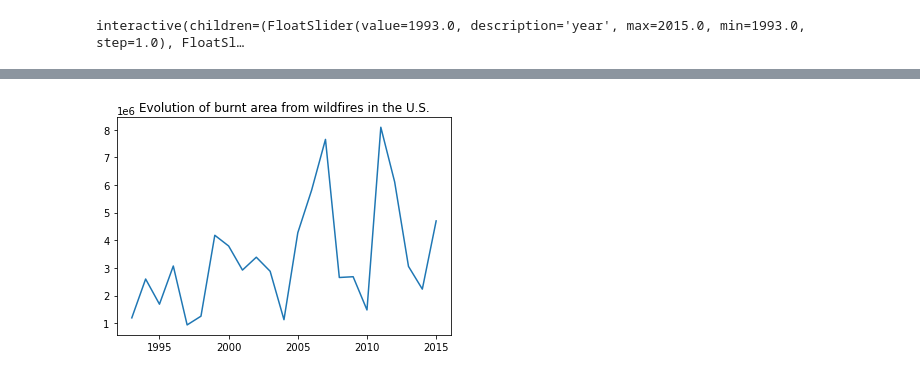
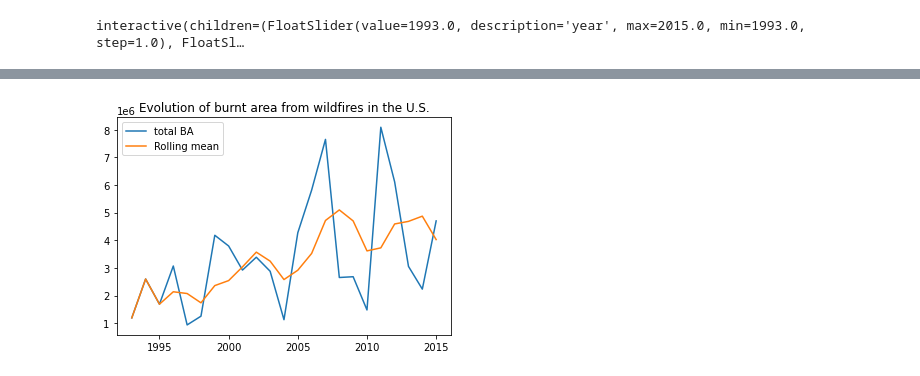
Before and after one commit to seorimpark/MATH517team2-2, a Jupyter notebook: Code/Visualisation_general.ipynb, the cells around one changed output, grey strips where cells are left out. Saved outputs shown, nothing was run; the diff lists cells and outputs as text; code cells hidden in the pictures.

Commit message:
added rolling mean at Figure 9 and 10

```diff
--- a/Code/Visualisation_general.ipynb
+++ b/Code/Visualisation_general.ipynb
@@ -526,12 +506,21 @@ totBA()
+# %%
+l1=totBA()
+dfba=pd.DataFrame({'y':l1})
+l2=dfba.rolling(4).sum()
+for i in range(3):
+    l2["y"].iloc[i]=l1[i]
+for i in range(3,23):
+    l2["y"].iloc[i]=l2["y"].iloc[i]/4
 # %%
 x=np.arange(1993,2016)
-y=totBA()
 plt.title("Evolution of burnt area from wildfires in the U.S.")
-plt.plot(x,y)
-#plt.savefig("2.png")
+plt.plot(x,l1,label="total BA")
+plt.plot(x,l2,label="Rolling mean")
+plt.legend()
+plt.savefig("2.png")
 plt.show()
 # %% [output]
-[figure, old version]
+[figure, new version]
 # %%
 def totCNT():
     l=[]
```
Also changed, not shown: parts of 3 cells of this notebook, 6 other files.
